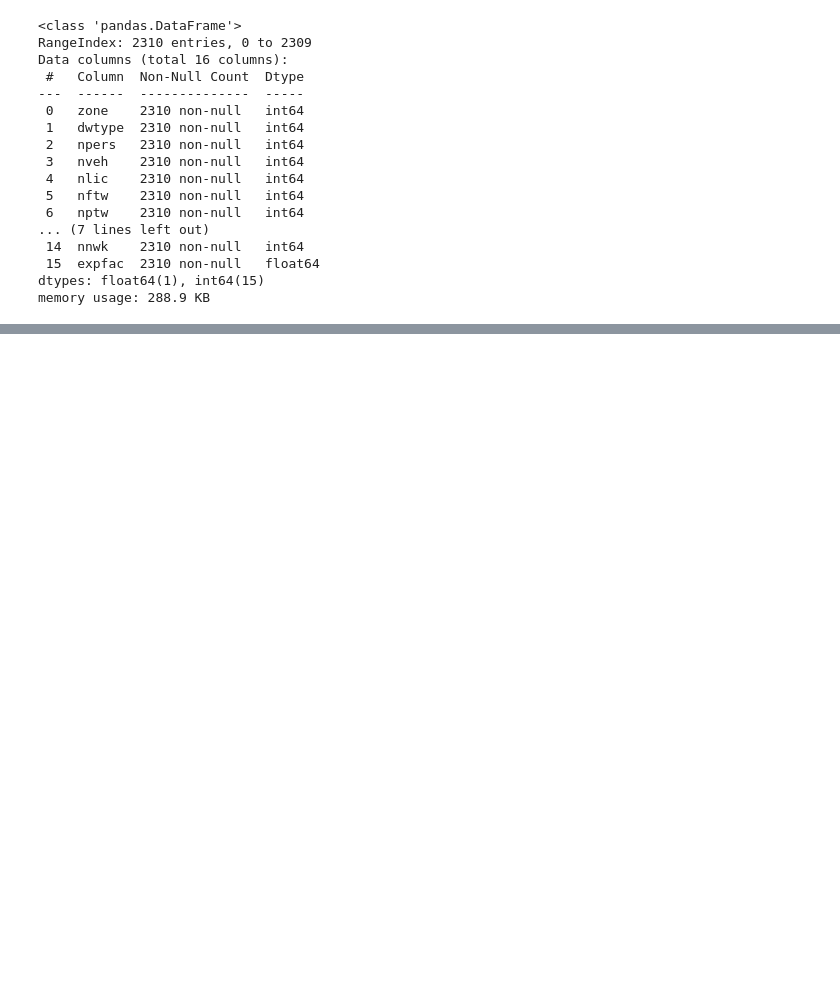
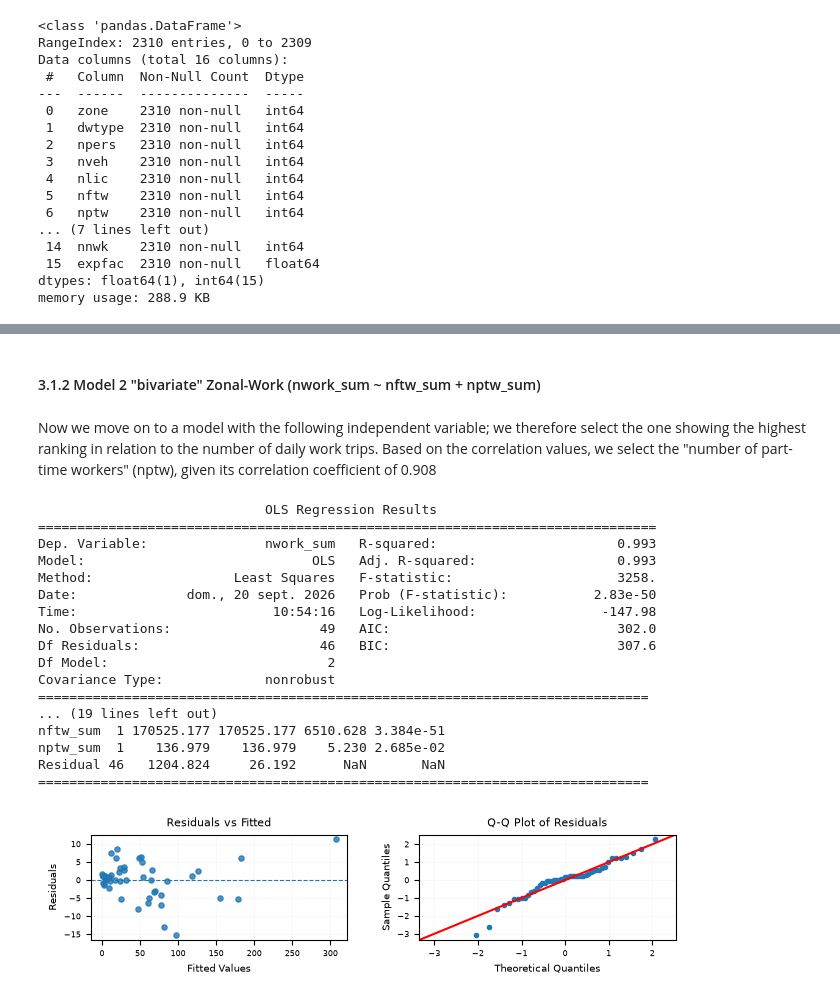
Before and after one commit to jaagarciamu/508_CME_Tranportation_plan, a Jupyter notebook: notebooks/homework_1.ipynb, the cells around one changed output, grey strips where cells are left out. Drawn from its saved outputs; the diff is of its cells as text; code cells hidden in the pictures; blank space fills up the shorter version.

```diff
--- a/notebooks/homework_1.ipynb
+++ b/notebooks/homework_1.ipynb
@@ -169,0 +793,32 @@ Validation passed: the dataset is non-empty and contains all 16 expected columns
+# %% [markdown]
+#### 3.1.2 Model 2 "bivariate" Zonal-Work (nwork_sum ~ nftw_sum + nptw_sum)
+# %% [markdown]
+Now we move on to a model with the following independent variable; we therefore select the one showing the highest ranking in relation to the number of daily work trips. Based on the correlation values, we select the "number of part-time workers" (nptw), given its correlation coefficient of 0.908
+# %%
+model2 = smf.ols(
+    "nwork_sum ~ nftw_sum + nptw_sum",
+    data=zone_df
+).fit()
+
+print(model2.summary())
+show_anova(model2)
+plot_regression_diagnostics(model2)
+# %% [output]
+                             OLS Regression Results
+===============================================================================
+Dep. Variable:               nwork_sum   R-squared:                       0.993
+Model:                             OLS   Adj. R-squared:                  0.993
+Method:                  Least Squares   F-statistic:                     3258.
+Date:              dom., 20 sept. 2026   Prob (F-statistic):           2.83e-50
+Time:                         10:54:16   Log-Likelihood:                -147.98
+No. Observations:                   49   AIC:                             302.0
+Df Residuals:                       46   BIC:                             307.6
+Df Model:                            2
+Covariance Type:             nonrobust
+==============================================================================
+... (19 lines left out)
+nftw_sum  1 170525.177 170525.177 6510.628 3.384e-51
+nptw_sum  1    136.979    136.979    5.230 2.685e-02
+Residual 46   1204.824     26.192      NaN       NaN
+==============================================================================
+[figure, added]
```
Also changed, not shown: parts of 92 cells of this notebook, 7 other files.
